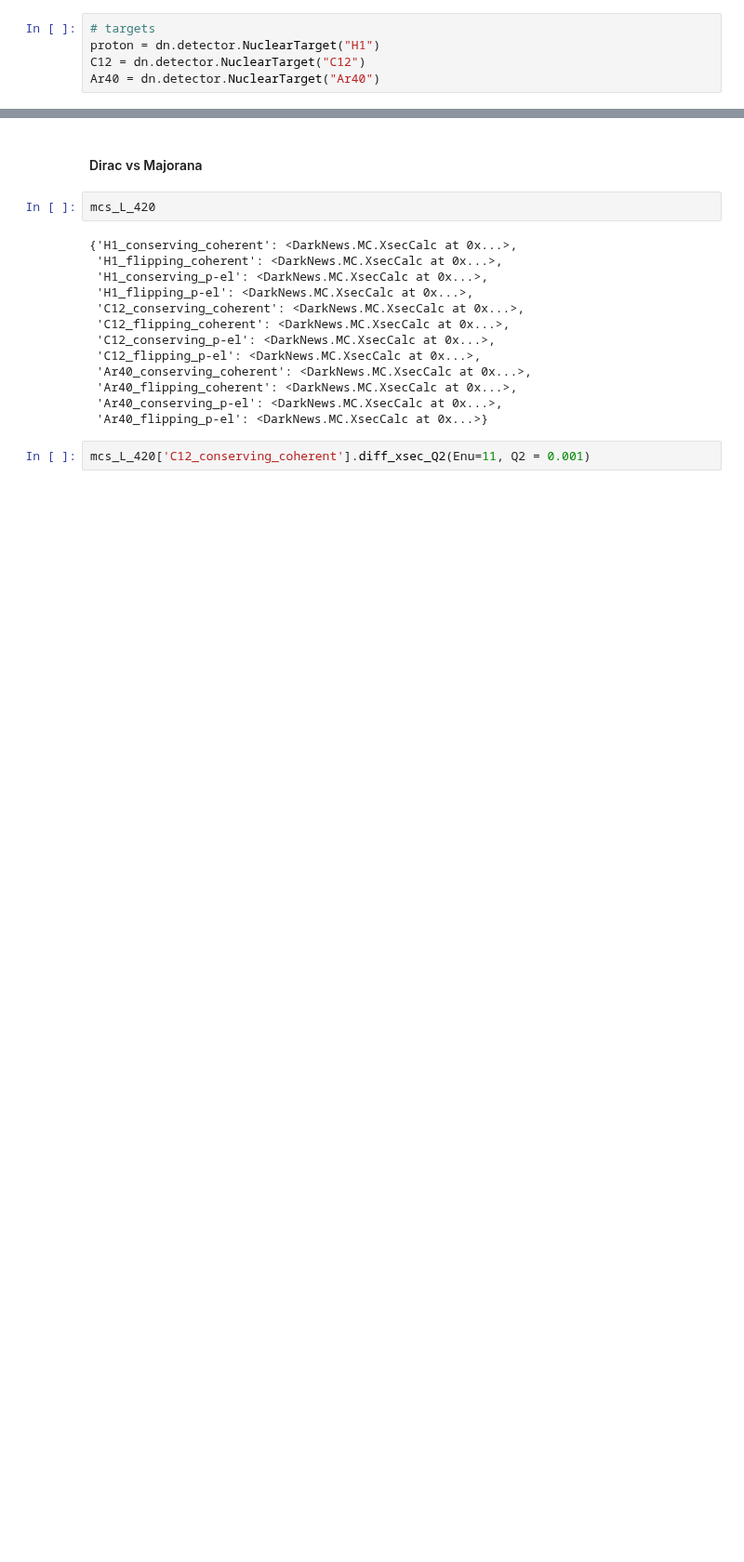
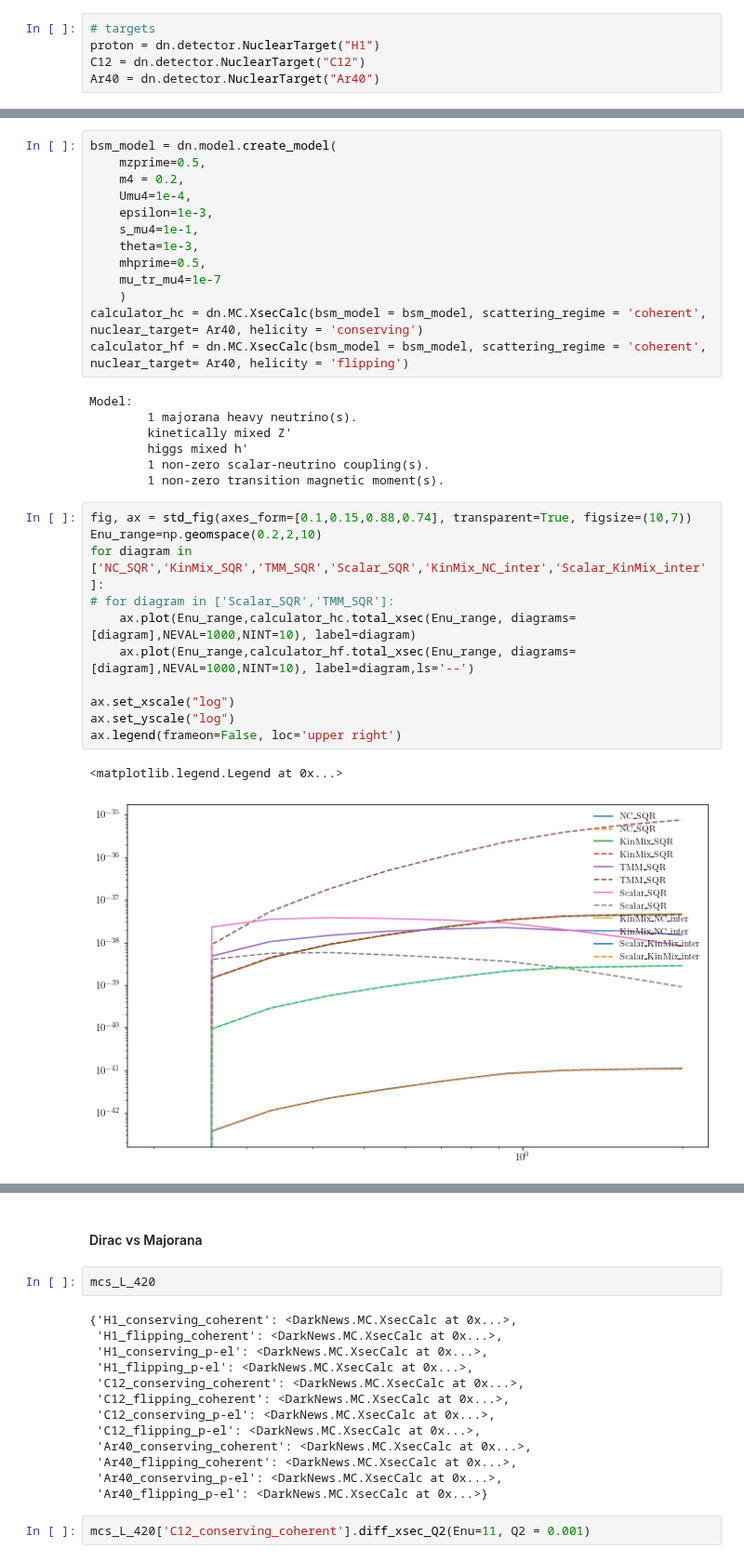
Before and after one commit to mhostert/DarkNews-generator, a Jupyter notebook: examples/Example_2_total_xsecs.ipynb, the cells around one changed output, grey strips where cells are left out. Shown at 93% size. Cells and saved outputs as stored; diff of their text form; blank space fills up the shorter version.

```diff
--- a/examples/Example_2_total_xsecs.ipynb
+++ b/examples/Example_2_total_xsecs.ipynb
@@ -31,0 +47,34 @@ calculator.diff_xsec_Q2(Enu=0.1, Q2=0.01)
+# %%
+bsm_model = dn.model.create_model(
+    mzprime=0.5,
+    m4 = 0.2,
+    Umu4=1e-4,
+    epsilon=1e-3,
+    s_mu4=1e-1,
+    theta=1e-3,
+    mhprime=0.5,
+    mu_tr_mu4=1e-7
+    )
+calculator_hc = dn.MC.XsecCalc(bsm_model = bsm_model, scattering_regime = 'coherent', nuclear_target= Ar40, helicity = 'conserving')
+calculator_hf = dn.MC.XsecCalc(bsm_model = bsm_model, scattering_regime = 'coherent', nuclear_target= Ar40, helicity = 'flipping')
+# %% [output]
+Model:
+        1 majorana heavy neutrino(s).
+        kinetically mixed Z'
+        higgs mixed h'
+        1 non-zero scalar-neutrino coupling(s).
+        1 non-zero transition magnetic moment(s).
+# %%
+fig, ax = std_fig(axes_form=[0.1,0.15,0.88,0.74], transparent=True, figsize=(10,7))
+Enu_range=np.geomspace(0.2,2,10)
+for diagram in ['NC_SQR','KinMix_SQR','TMM_SQR','Scalar_SQR','KinMix_NC_inter','Scalar_KinMix_inter']:
+# for diagram in ['Scalar_SQR','TMM_SQR']:
+    ax.plot(Enu_range,calculator_hc.total_xsec(Enu_range, diagrams=[diagram],NEVAL=1000,NINT=10), label=diagram)
+    ax.plot(Enu_range,calculator_hf.total_xsec(Enu_range, diagrams=[diagram],NEVAL=1000,NINT=10), label=diagram,ls='--')
+
+ax.set_xscale("log")
+ax.set_yscale("log")
+ax.legend(frameon=False, loc='upper right')
+# %% [output]
+<matplotlib.legend.Legend at 0x...>
+[figure, added]
```
Also changed, not shown: parts of 18 cells of this notebook, 15 other files.
